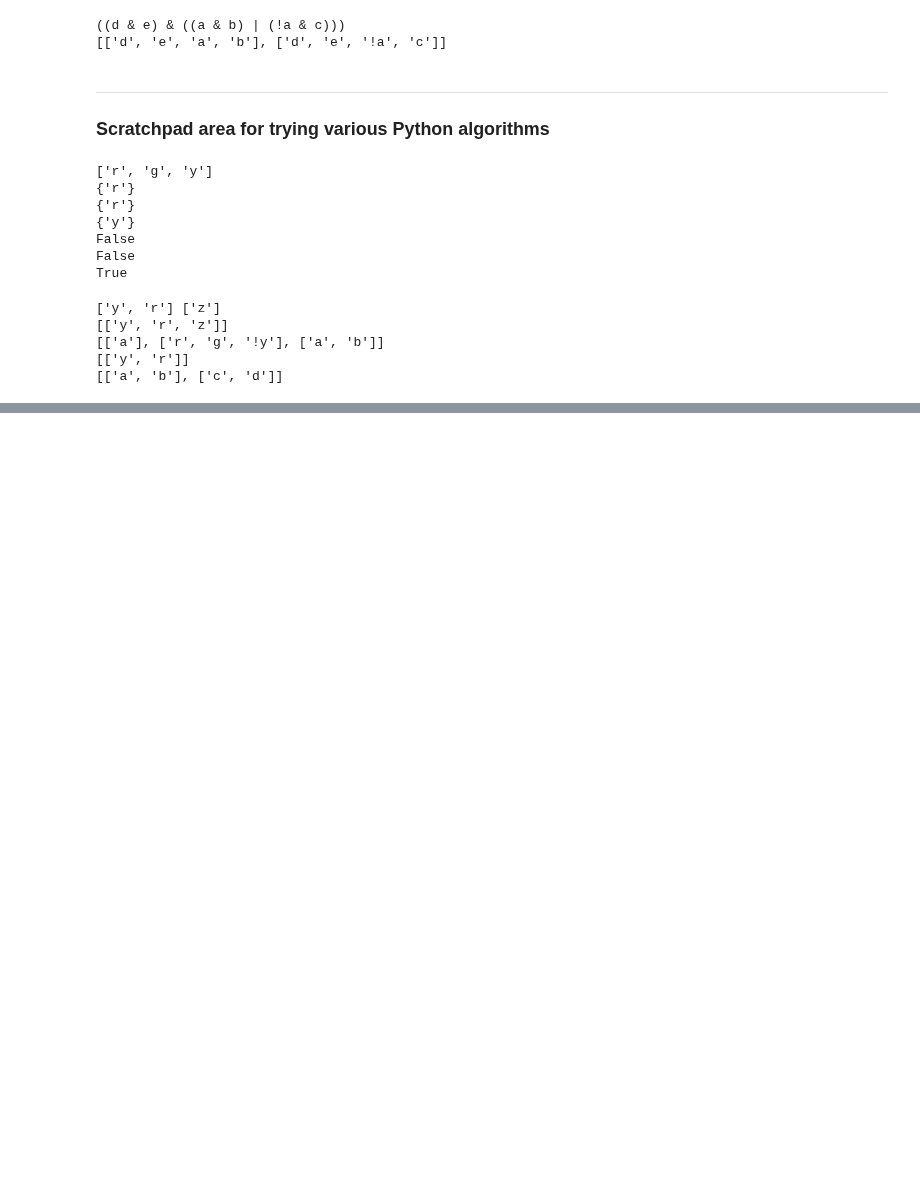
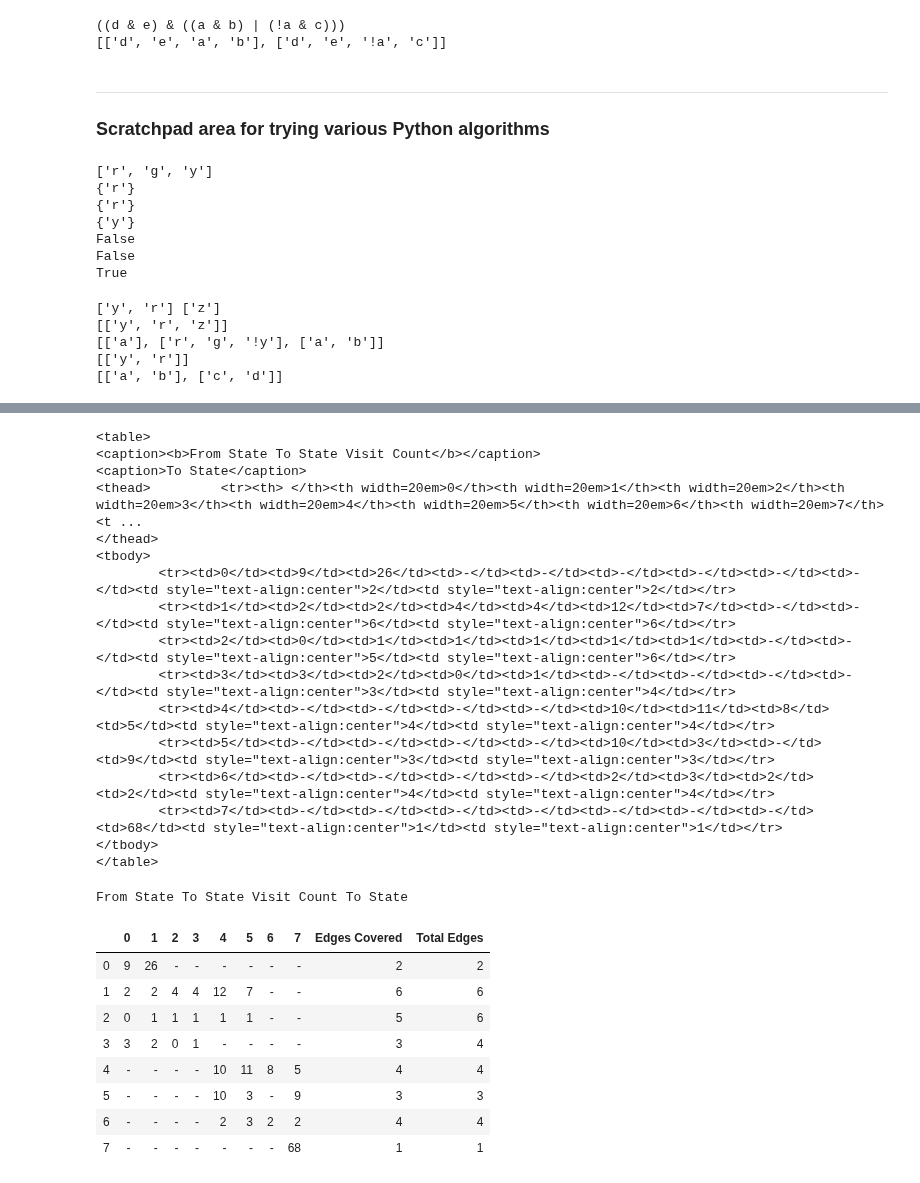
Before and after one commit to JKomp/LTL2DFA, a Jupyter notebook: LTL_TraceGen_Spot.ipynb, the cells around one changed output, grey strips where cells are left out. Drawn from its saved outputs; the diff is of its cells as text; code cells hidden in the pictures; blank space fills up the shorter version.

Commit message:
Change visit log to HTML table

```diff
--- a/LTL_TraceGen_Spot.ipynb
+++ b/LTL_TraceGen_Spot.ipynb
@@ -2276,0 +2364,52 @@ print(c)
+# %%
+self = auto2
+allStates = list(self.states.keys())
+if 'I' in allStates:
+    allStates.remove('I')
+
+title = '<caption><b>From State To State Visit Count</b></caption>\n'
+xLabel = '<caption>To State</caption>\n'
+head = '<thead> \t<tr><th> </th>'
+body = '<tbody>\n'
+for i in allStates:
+    row = f'\t<tr><td>{i}</td>'
+    head += f'<th width=20em>{i}</th>'
+    for s in allStates:
+        row += f'<td>{self.states[i].statesSeen.get(s,"-")}</td>'
+    row += f'<td style="text-align:center">{self.states[i].edgesVisited()}</td>'
+    row += f'<td style="text-align:center">{self.states[i].edgesTotal()}</td>'
+    row += '</tr>\n'
+    body += row
+
+body += '</tbody>\n'
+head += '<th width=15em style="text-align:center">Edges<br>Covered</th><th width=15em style="text-align:center">Total<br>Edges</th></tr>\n</thead>\n'
+table = ''.join(['<table>\n',title,xLabel,head,body,'</table>'])
+print(table)
+display(HTML(table))
+# %% [output]
+<table>
+<caption><b>From State To State Visit Count</b></caption>
+<caption>To State</caption>
+<thead>         <tr><th> </th><th width=20em>0</th><th width=20em>1</th><th width=20em>2</th><th width=20em>3</th><th width=20em>4</th><th width=20em>5</th><th width=20em>6</th><th width=20em>7</th><t ...
+</thead>
+<tbody>
+        <tr><td>0</td><td>9</td><td>26</td><td>-</td><td>-</td><td>-</td><td>-</td><td>-</td><td>-</td><td style="text-align:center">2</td><td style="text-align:center">2</td></tr>
+        <tr><td>1</td><td>2</td><td>2</td><td>4</td><td>4</td><td>12</td><td>7</td><td>-</td><td>-</td><td style="text-align:center">6</td><td style="text-align:center">6</td></tr>
+        <tr><td>2</td><td>0</td><td>1</td><td>1</td><td>1</td><td>1</td><td>1</td><td>-</td><td>-</td><td style="text-align:center">5</td><td style="text-align:center">6</td></tr>
+        <tr><td>3</td><td>3</td><td>2</td><td>0</td><td>1</td><td>-</td><td>-</td><td>-</td><td>-</td><td style="text-align:center">3</td><td style="text-align:center">4</td></tr>
+        <tr><td>4</td><td>-</td><td>-</td><td>-</td><td>-</td><td>10</td><td>11</td><td>8</td><td>5</td><td style="text-align:center">4</td><td style="text-align:center">4</td></tr>
+        <tr><td>5</td><td>-</td><td>-</td><td>-</td><td>-</td><td>10</td><td>3</td><td>-</td><td>9</td><td style="text-align:center">3</td><td style="text-align:center">3</td></tr>
+        <tr><td>6</td><td>-</td><td>-</td><td>-</td><td>-</td><td>2</td><td>3</td><td>2</td><td>2</td><td style="text-align:center">4</td><td style="text-align:center">4</td></tr>
+        <tr><td>7</td><td>-</td><td>-</td><td>-</td><td>-</td><td>-</td><td>-</td><td>-</td><td>68</td><td style="text-align:center">1</td><td style="text-align:center">1</td></tr>
+</tbody>
+</table>
+From State To State Visit Count To State
+|  | 0 | 1 | 2 | 3 | 4 | 5 | 6 | 7 | Edges Covered | Total Edges |
+| 0 | 9 | 26 | - | - | - | - | - | - | 2 | 2 |
+| 1 | 2 | 2 | 4 | 4 | 12 | 7 | - | - | 6 | 6 |
+| 2 | 0 | 1 | 1 | 1 | 1 | 1 | - | - | 5 | 6 |
+| 3 | 3 | 2 | 0 | 1 | - | - | - | - | 3 | 4 |
+| 4 | - | - | - | - | 10 | 11 | 8 | 5 | 4 | 4 |
+| 5 | - | - | - | - | 10 | 3 | - | 9 | 3 | 3 |
+| 6 | - | - | - | - | 2 | 3 | 2 | 2 | 4 | 4 |
+| 7 | - | - | - | - | - | - | - | 68 | 1 | 1 |
```
Also changed, not shown: parts of 13 cells of this notebook.
